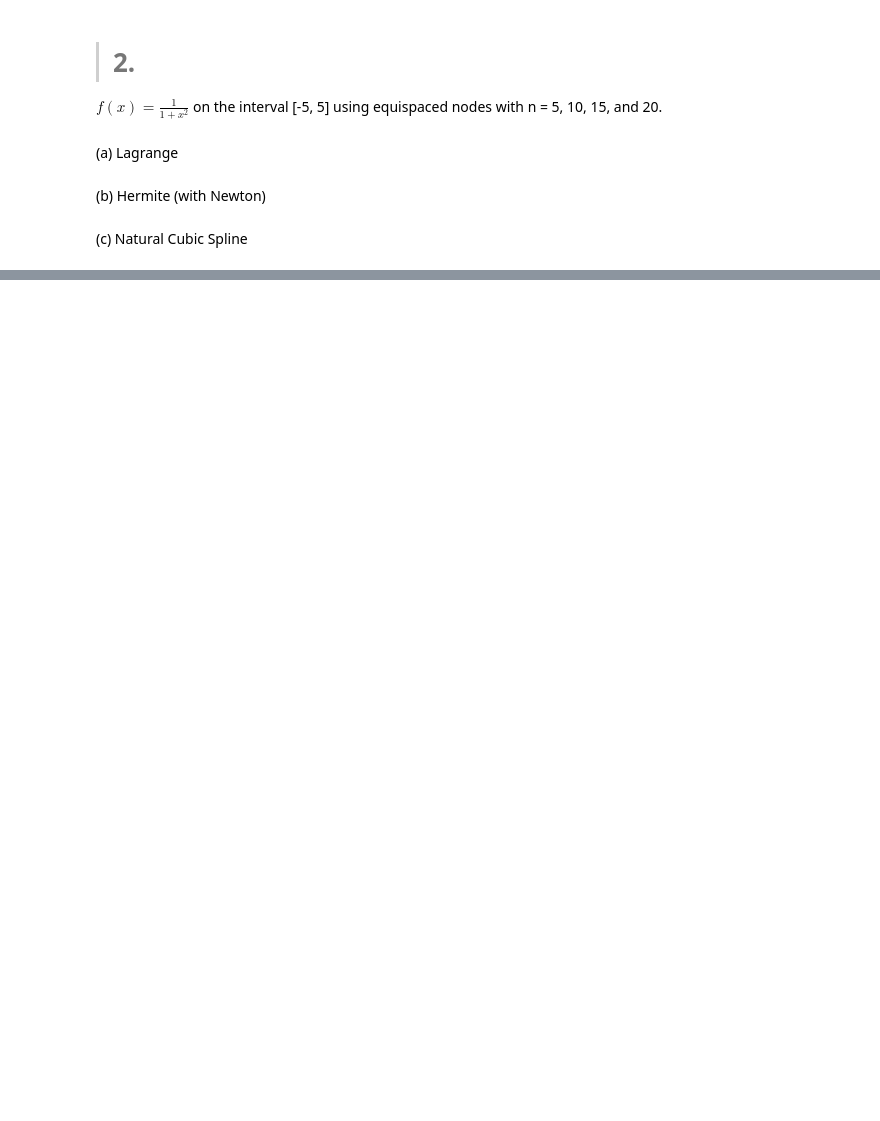
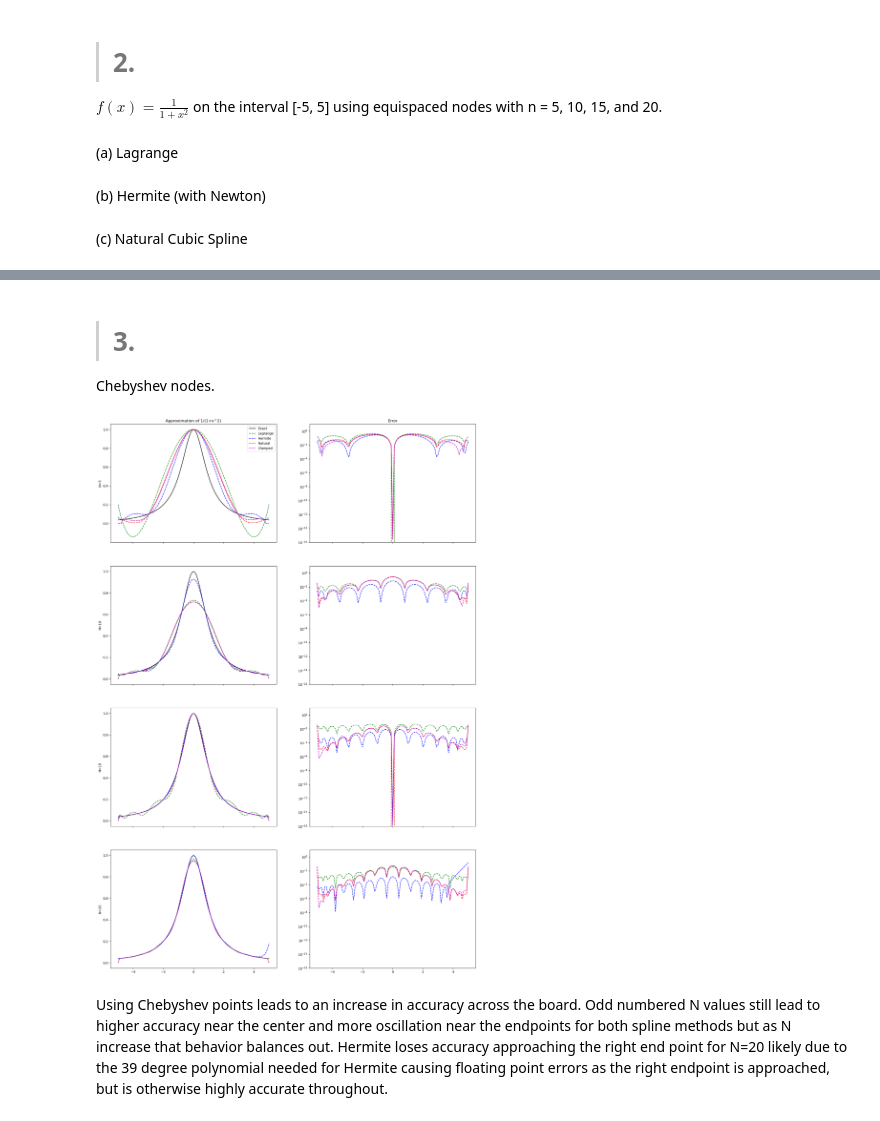
Before and after one commit to cmcara/APPM4600, a Jupyter notebook: Homework/HW8/cmc_hw9.ipynb, the cells around one changed output, grey strips where cells are left out. Saved outputs shown, nothing was run; the diff lists cells and outputs as text; code cells hidden in the pictures; blank space fills up the shorter version.

```diff
--- a/Homework/HW8/cmc_hw9.ipynb
+++ b/Homework/HW8/cmc_hw9.ipynb
@@ -177 +218,39 @@ def create_natural_spline(yint,xint,N):
+# %%
+def eval_local_spline(xeval,xi,xip,Mi,Mip,C,D):
+# Evaluates the local spline as defined in class
+# xip = x_{i+1}; xi = x_i
+# Mip = M_{i+1}; Mi = M_i
+
+    hi = xip-xi
+    yeval = (Mi*(xip-xeval)**3 +(xeval-xi)**3*Mip)/(6*hi) \
+            + C*(xip-xeval) + D*(xeval-xi)
+    return yeval
+
+
+def  eval_cubic_spline(xeval,Neval,xint,Nint,M,C,D):
+
+    yeval = np.zeros(Neval+1)
+
+    for j in range(Nint):
+        '''find indices of xeval in interval (xint(jint),xint(jint+1))'''
+        '''let ind denote the indices in the intervals'''
+        atmp = xint[j]
+        btmp= xint[j+1]
+
+#   find indices of values of xeval in the interval
+        ind= np.where((xeval >= atmp) & (xeval <= btmp))
+        xloc = xeval[ind]
+#        print('atmp =', atmp)
+#       print('btmp =', btmp)
+#        print('ind =', ind)
+#       print('xloc =', xloc)
+#        return
+
+# evaluate the spline
+        yloc = eval_local_spline(xloc,atmp,btmp,M[j],M[j+1],C[j],D[j])
+#        print('yloc = ', yloc)
+#   copy into yeval
+        yeval[ind] = yloc
+
+    return(yeval)
 # %%
@@ -224,0 +325,4 @@ driver_lag_herm()
+# %% [markdown]
+> # 3.
+
+Chebyshev nodes.
@@ -224,0 +404,6 @@ driver_lag_herm()
+# %%
+driver_cheby_interp()
+# %% [output]
+[figure, added]
+# %% [markdown]
+Using Chebyshev points leads to an increase in accuracy across the board. Odd numbered N values still lead to higher accuracy near the center and more oscillation near the endpoints for both spline methods but as N increase that behavior balances out. Hermite loses accuracy approaching the right end point for N=20 likely due to the 39 degree polynomial needed for Hermite causing floating point errors as the right endpoint is approached, but is otherwise highly accurate throughout.
```
Also changed, not shown: parts of 7 cells of this notebook.
